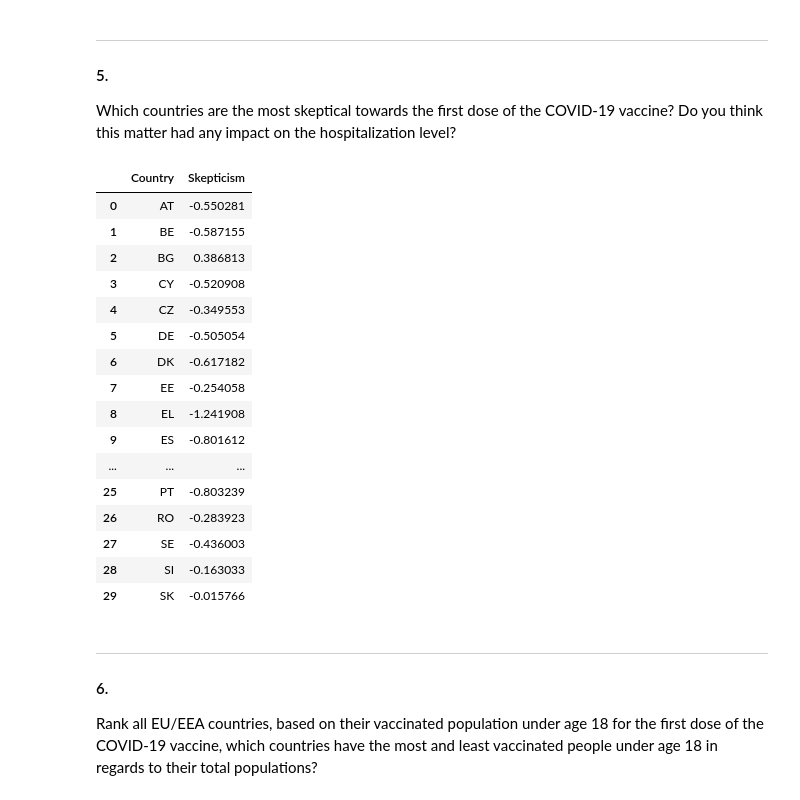
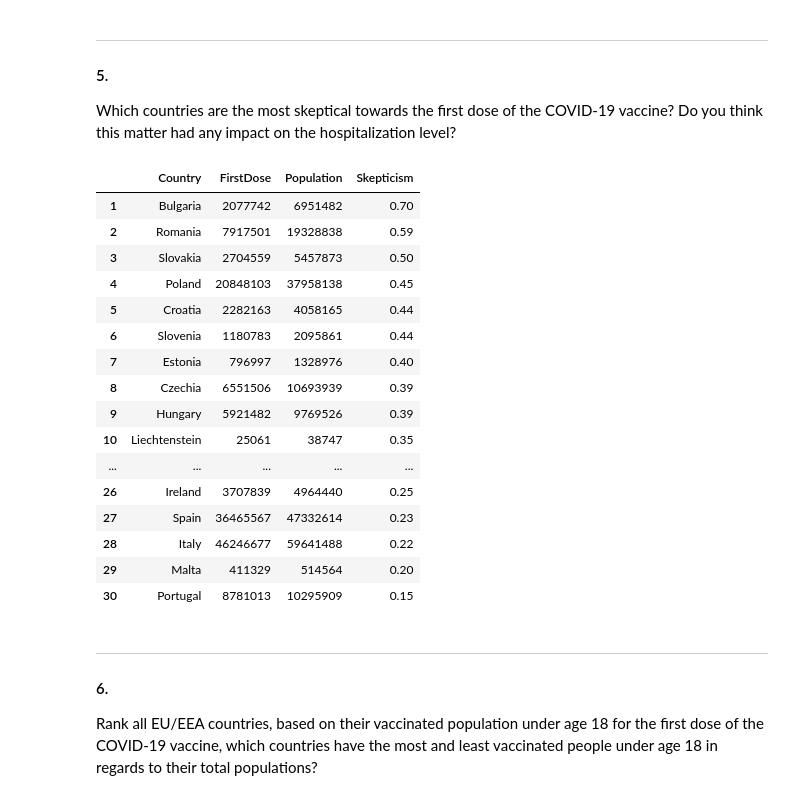
Before and after one commit to Globose/dv1597, a Jupyter notebook: a2/book.ipynb, the cells around one changed output. Cells and saved outputs as stored; diff of their text form; code cells hidden in the pictures.

```diff
--- a/a2/book.ipynb
+++ b/a2/book.ipynb
@@ -133,0 +146,10 @@ print(name_dict)
+# %%
+# Columns where NaN is to be replaced with 0
+num_cols = ['NumberDosesReceived','NumberDosesExported','FirstDose','FirstDoseRefused','SecondDose','DoseAdditional1','DoseAdditional2','DoseAdditional3','DoseAdditional4','DoseAdditional5','UnknownDose']
+
+# Drop regional data
+df_vaccination = df_vaccination.drop(df_vaccination[df_vaccination['Region'] != df_vaccination['ReportingCountry']].index)
+
+# Replace NaN with zero for selected columns
+for column in num_cols:
+    df_vaccination[column] = df_vaccination[column].fillna(0)
@@ -373,43 +420,44 @@ largest_target_group_df
 Which countries are the most skeptical towards the first dose of the COVID-19 vaccine? Do you think this matter had any impact on the hospitalization level?
 # %%
 # maybe more ICU when skepticism!?
-# Remove TargetGroups under 18 because not all youths were able to get vaccinated and would look sceptical in the data
-kids = ['Age<18', 'Age0_4', 'Age5_9', 'Age10_14', 'Age15_17']
-df_firstdose = df_vaccination[~df_vaccination['TargetGroup'].isin(kids)]
+df_firstdose = df_vaccination[df_vaccination['TargetGroup']=='ALL']
 
 # Create dataframe with summed up NumberDosesReceived for each vaccine
-df_firstdose = df_vaccination.groupby('ReportingCountry')['FirstDose'].sum().reset_index()
+df_firstdose = df_firstdose.groupby('ReportingCountry')['FirstDose'].sum().reset_index()
 
 df_firstdose['Population'] = df_firstdose['ReportingCountry'].map(pop_dict)
 
 # Calculate skepticism as 1 - (FirstDose / Population)
-df_firstdose['Skepticism'] = 1 - (df_firstdose['FirstDose'] / df_firstdose['Population'])
+df_firstdose['Skepticism'] = (1 - (df_firstdose['FirstDose'] / df_firstdose['Population'])).round(2)
 
 # Create a new DataFrame with 'Country' and 'Skepticism' columns
-df_skepticism = df_firstdose[['ReportingCountry', 'Skepticism']]
+df_skepticism = df_firstdose[['ReportingCountry', 'FirstDose', 'Population', 'Skepticism']]
 
 # Rename the 'ReportingCountry' column to 'Country' for consistency
 df_skepticism = df_skepticism.rename(columns={'ReportingCountry': 'Country'})
+df_skepticism = df_skepticism.sort_values(by='Skepticism', ascending=False).reset_index(drop=True)
+df_skepticism['Country'] = df_skepticism['Country'].map(name_dict)
+df_skepticism.index += 1
 
-df_skepticism
+display(df_skepticism)
 # %% [output]
-|  | Country | Skepticism |
-| 0 | AT | -0.550281 |
-| 1 | BE | -0.587155 |
-| 2 | BG | 0.386813 |
-| 3 | CY | -0.520908 |
-| 4 | CZ | -0.349553 |
-| 5 | DE | -0.505054 |
-| 6 | DK | -0.617182 |
-| 7 | EE | -0.254058 |
-| 8 | EL | -1.241908 |
-| 9 | ES | -0.801612 |
-| ... | ... | ... |
-| 25 | PT | -0.803239 |
-| 26 | RO | -0.283923 |
-| 27 | SE | -0.436003 |
-| 28 | SI | -0.163033 |
-| 29 | SK | -0.015766 |
+|  | Country | FirstDose | Population | Skepticism |
+| 1 | Bulgaria | 2077742 | 6951482 | 0.70 |
+| 2 | Romania | 7917501 | 19328838 | 0.59 |
+| 3 | Slovakia | 2704559 | 5457873 | 0.50 |
+| 4 | Poland | 20848103 | 37958138 | 0.45 |
+| 5 | Croatia | 2282163 | 4058165 | 0.44 |
+| 6 | Slovenia | 1180783 | 2095861 | 0.44 |
+| 7 | Estonia | 796997 | 1328976 | 0.40 |
+| 8 | Czechia | 6551506 | 10693939 | 0.39 |
+| 9 | Hungary | 5921482 | 9769526 | 0.39 |
+| 10 | Liechtenstein | 25061 | 38747 | 0.35 |
+| ... | ... | ... | ... | ... |
+| 26 | Ireland | 3707839 | 4964440 | 0.25 |
+| 27 | Spain | 36465567 | 47332614 | 0.23 |
+| 28 | Italy | 46246677 | 59641488 | 0.22 |
+| 29 | Malta | 411329 | 514564 | 0.20 |
+| 30 | Portugal | 8781013 | 10295909 | 0.15 |
 # %% [markdown]
 ***
 #### 6.
```
Also changed, not shown: parts of 12 cells of this notebook.
